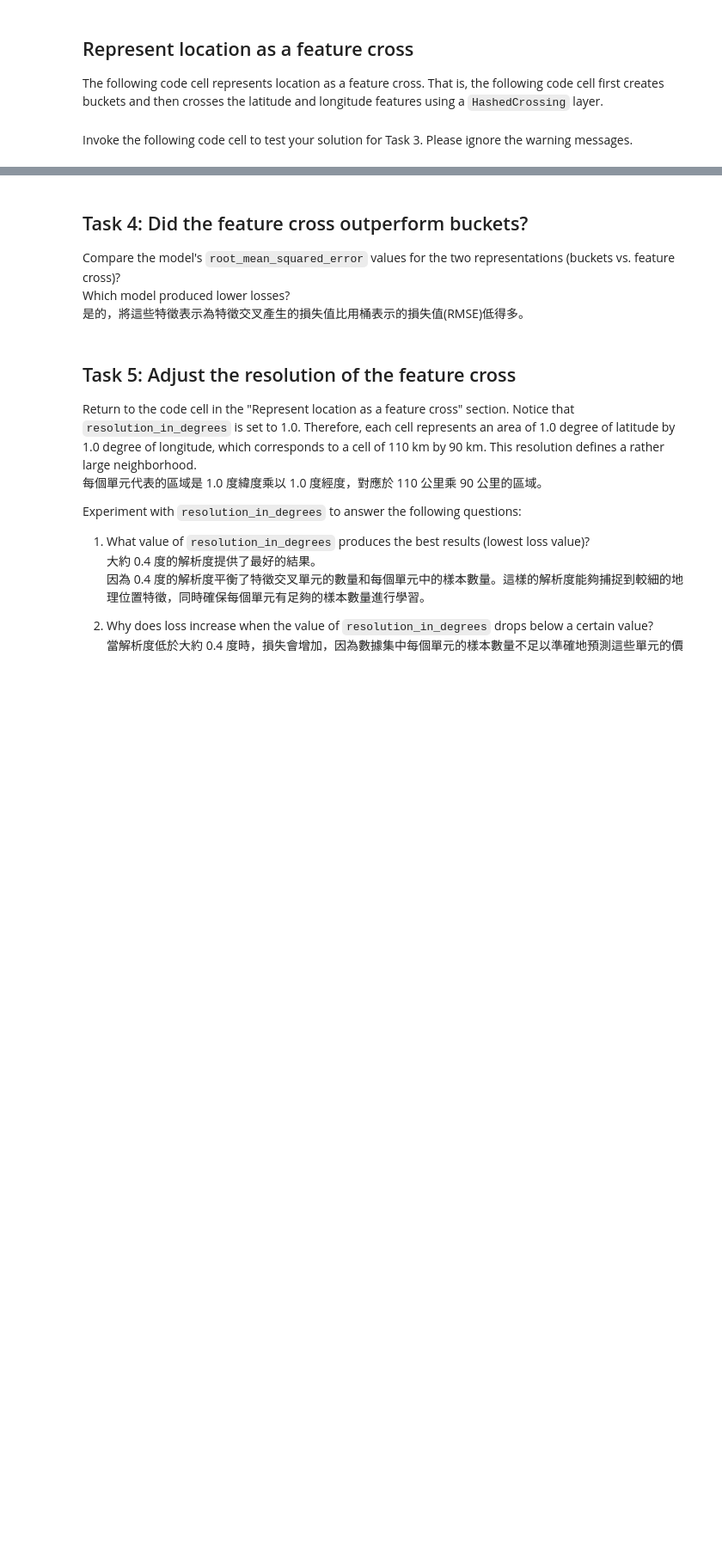
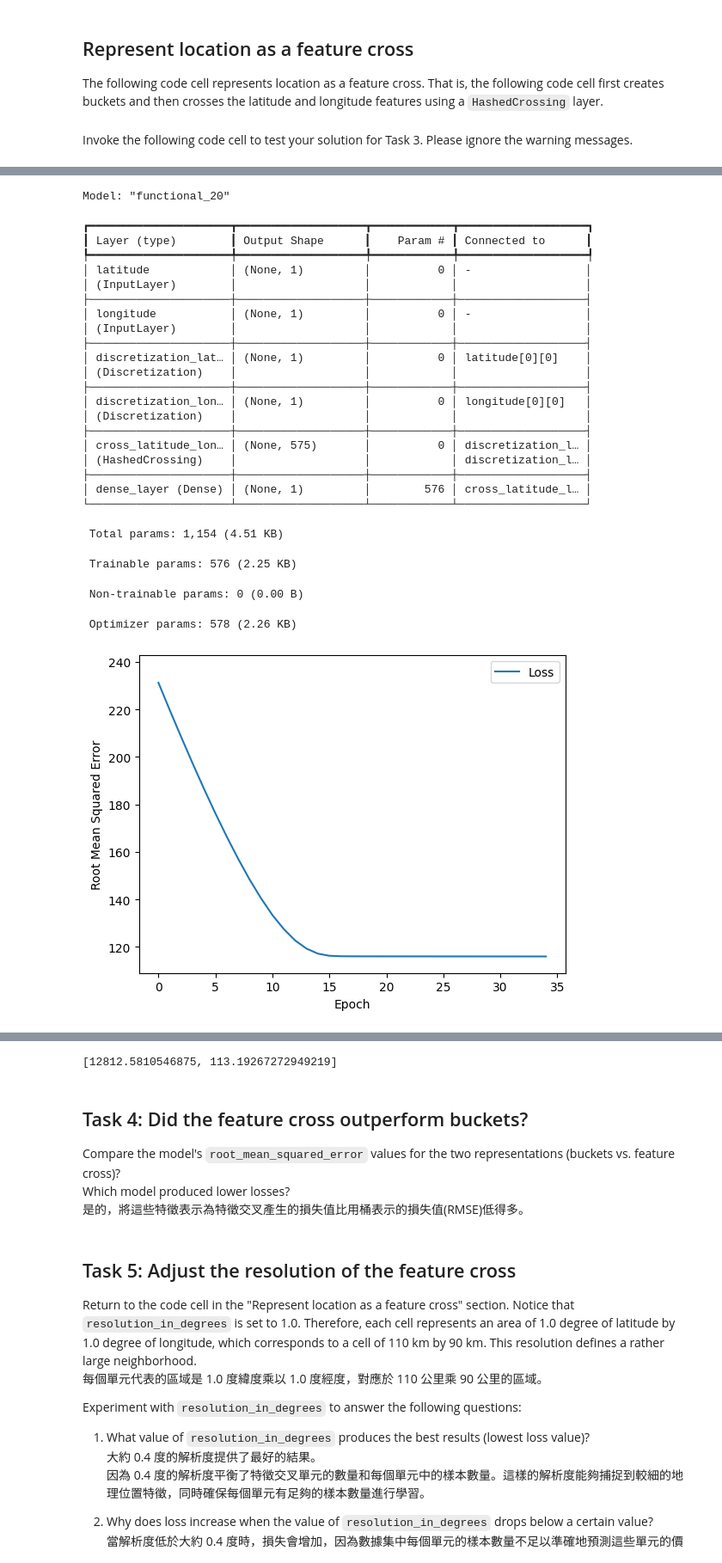
Before and after one commit to Dandelionlibra/juptyer_note, a Jupyter notebook: google ml crash course/Representation_with_a_Feature_Cross.ipynb, the cells around one changed output, grey strips where cells are left out. Shown: that part at 86% size. Drawn from its saved outputs; the diff is of its cells as text; code cells hidden in the pictures; blank space fills up the shorter version.

```diff
--- a/google ml crash course/Representation_with_a_Feature_Cross.ipynb
+++ b/google ml crash course/Representation_with_a_Feature_Cross.ipynb
@@ -411,7 +569,7 @@ learning_rate = 0.04
 epochs = 35
 
 # Build the model, this time passing in the feature_cross_feature_layer:
-my_model = create_model(inputs, outputs, learning_rate)
+my_model = create_model(list(inputs.values()), list(outputs.values()), learning_rate)
 
 # Train the model on the training set.
 epochs, rmse = train_model(my_model, train_df, epochs, batch_size, label_name)
@@ -423,3 +581,4 @@ plot_the_loss_curve(epochs, rmse)
 
 print("\n: Evaluate the new model against the test set:")
 my_model.evaluate(x=test_features, y=test_label, batch_size=batch_size)
+# %% [output]
@@ -425,0 +602,26 @@ my_model.evaluate(x=test_features, y=test_label, batch_size=batch_size)
+Model: "functional_20"
+┏━━━━━━━━━━━━━━━━━━━━━┳━━━━━━━━━━━━━━━━━━━┳━━━━━━━━━━━━┳━━━━━━━━━━━━━━━━━━━┓
+┃ Layer (type)        ┃ Output Shape      ┃    Param # ┃ Connected to      ┃
+┡━━━━━━━━━━━━━━━━━━━━━╇━━━━━━━━━━━━━━━━━━━╇━━━━━━━━━━━━╇━━━━━━━━━━━━━━━━━━━┩
+│ latitude            │ (None, 1)         │          0 │ -                 │
+│ (InputLayer)        │                   │            │                   │
+├─────────────────────┼───────────────────┼────────────┼───────────────────┤
+│ longitude           │ (None, 1)         │          0 │ -                 │
+│ (InputLayer)        │                   │            │                   │
+├─────────────────────┼───────────────────┼────────────┼───────────────────┤
+│ discretization_lat… │ (None, 1)         │          0 │ latitude[0][0]    │
+│ (Discretization)    │                   │            │                   │
+├─────────────────────┼───────────────────┼────────────┼───────────────────┤
+│ discretization_lon… │ (None, 1)         │          0 │ longitude[0][0]   │
+│ (Discretization)    │                   │            │                   │
+├─────────────────────┼───────────────────┼────────────┼───────────────────┤
+│ cross_latitude_lon… │ (None, 575)       │          0 │ discretization_l… │
+│ (HashedCrossing)    │                   │            │ discretization_l… │
+├─────────────────────┼───────────────────┼────────────┼───────────────────┤
+│ dense_layer (Dense) │ (None, 1)         │        576 │ cross_latitude_l… │
+└─────────────────────┴───────────────────┴────────────┴───────────────────┘
+ Total params: 1,154 (4.51 KB)
+ Trainable params: 576 (2.25 KB)
+ Non-trainable params: 0 (0.00 B)
+ Optimizer params: 578 (2.26 KB)
+[figure, added]
@@ -426,3 +630,4 @@ my_model.evaluate(x=test_features, y=test_label, batch_size=batch_size)
+[12812.5810546875, 113.19267272949219]
 # %% [markdown]
 ## Task 4: Did the feature cross outperform buckets?
 
```
Also changed, not shown: parts of 12 cells of this notebook.
